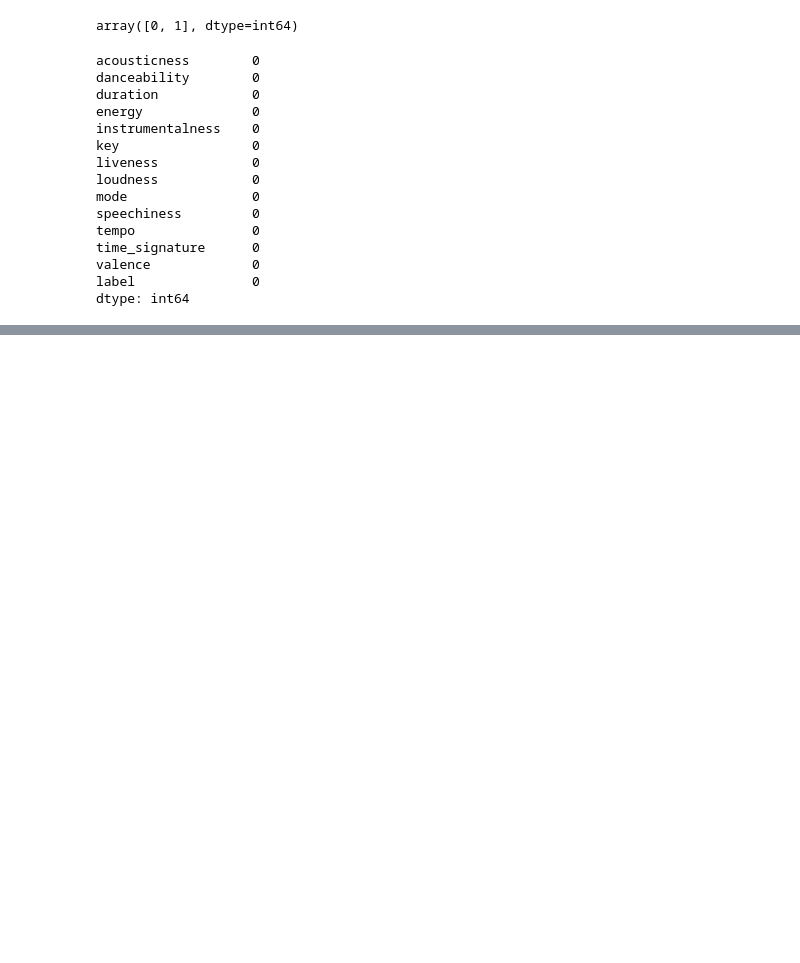
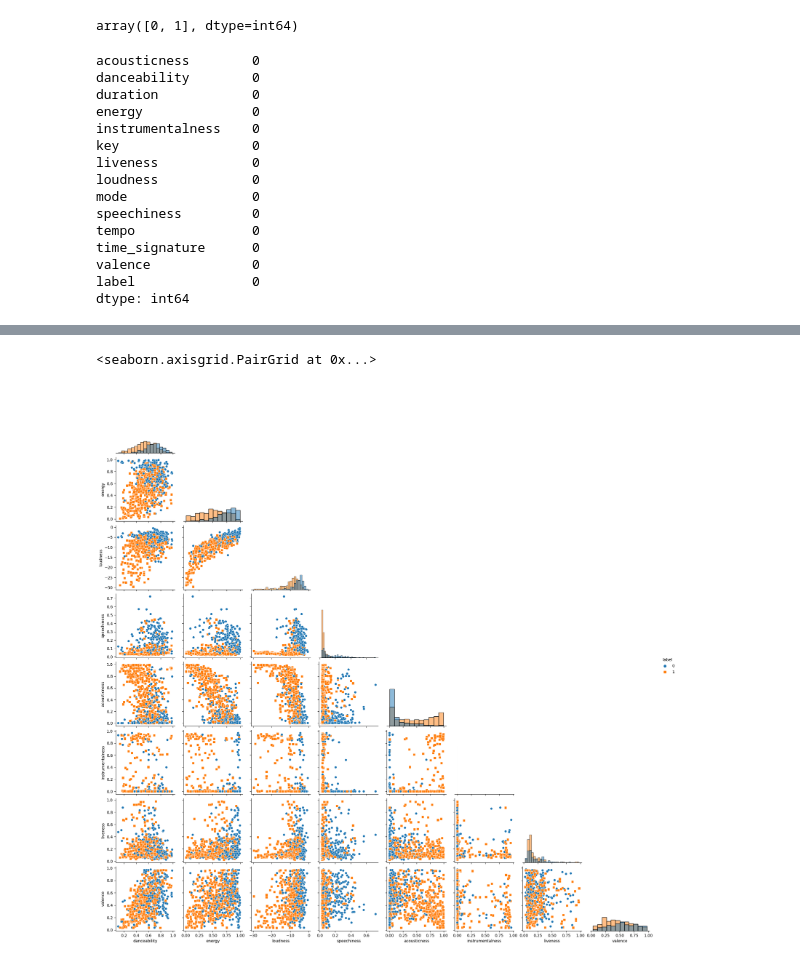
Before and after one commit to jorgeceferinovaldez/tp_final_analisis_datos, a Jupyter notebook: tp_grupal.ipynb, the cells around one changed output, grey strips where cells are left out. Drawn from its saved outputs; the diff is of its cells as text; code cells hidden in the pictures; blank space fills up the shorter version.

```diff
--- a/tp_grupal.ipynb
+++ b/tp_grupal.ipynb
@@ -158,0 +157,5 @@ df.describe()
+# %%
+sns.pairplot(df, hue="label", diag_kind="hist", corner=True, markers=["o", "s"], vars=['danceability', 'energy', 'loudness', 'speechiness', 'acousticness', 'instrumentalness', 'liveness', 'valence'])
+# %% [output]
+<seaborn.axisgrid.PairGrid at 0x...>
+[figure, added]
```
Also changed, not shown: parts of 4 cells of this notebook, 1 other file.
